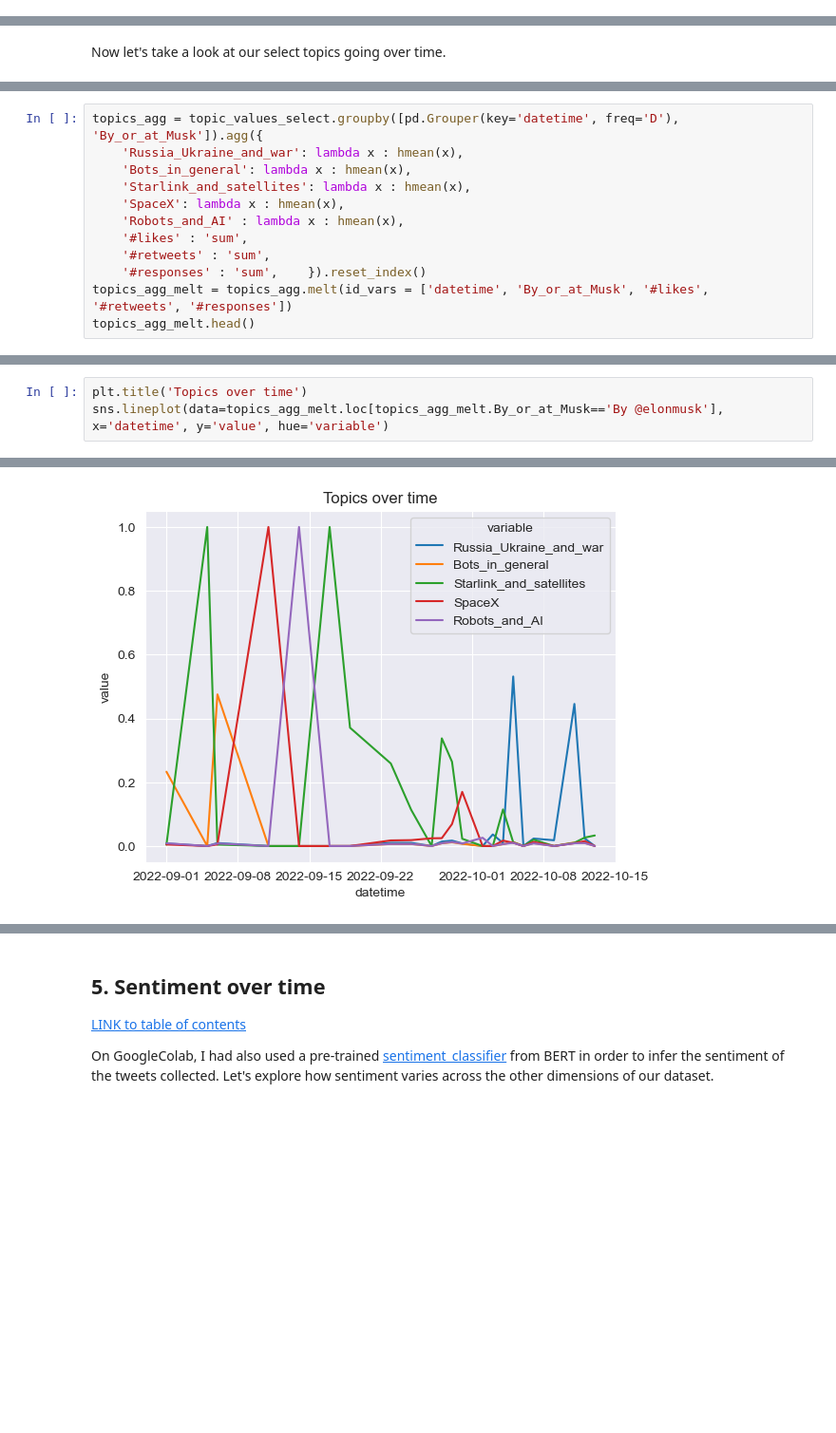
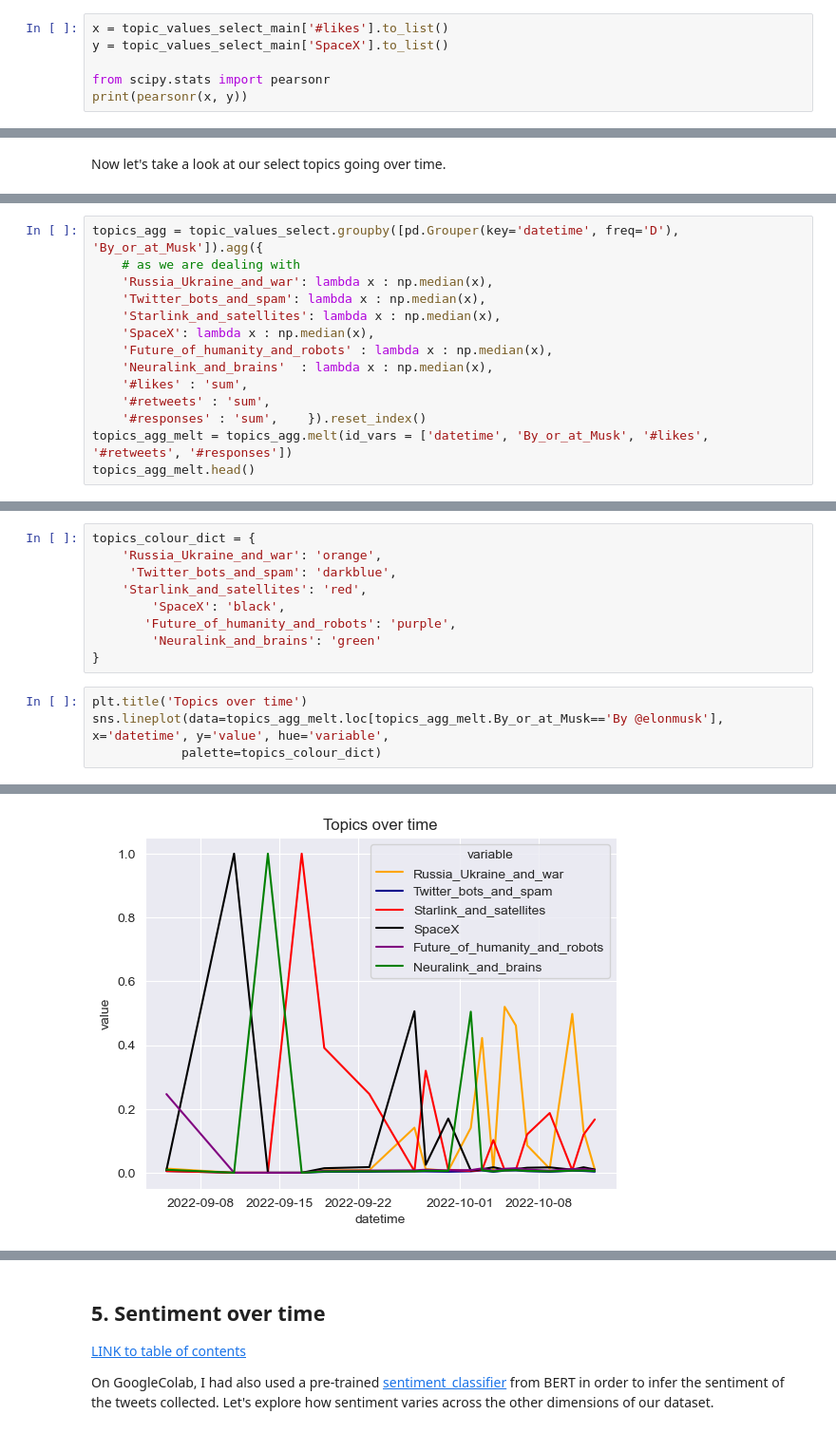
Before and after one commit to Ioana-P/twitter_topic_and_sentiment_tracking, a Jupyter notebook: 2. Topic_modelling_with_BERT.ipynb, the cells around one changed output, grey strips where cells are left out. Shown at 95% size. Saved outputs shown, nothing was run; the diff lists cells and outputs as text; blank space fills up the shorter version.

```diff
--- a/2. Topic_modelling_with_BERT.ipynb
+++ b/2. Topic_modelling_with_BERT.ipynb
@@ -311,3 +319,9 @@ from scipy.stats import pearsonr
 print(pearsonr(x, y))
 # %% [output]
 PearsonRResult(statistic=0.35346833948321693, pvalue=0.023387548557527896)
+# %%
+x = topic_values_select_main['#likes'].to_list()
+y = topic_values_select_main['SpaceX'].to_list()
+
+from scipy.stats import pearsonr
+print(pearsonr(x, y))
@@ -373,10 +422,12 @@ topic_values_select.head()
 # %%
 topics_agg = topic_values_select.groupby([pd.Grouper(key='datetime', freq='D'), 'By_or_at_Musk']).agg({
-    'Russia_Ukraine_and_war': lambda x : hmean(x),
-    'Bots_in_general': lambda x : hmean(x),
-    'Starlink_and_satellites': lambda x : hmean(x),
-    'SpaceX': lambda x : hmean(x),
-    'Robots_and_AI'	: lambda x : hmean(x),
+    # as we are dealing with
+    'Russia_Ukraine_and_war': lambda x : np.median(x),
+    'Twitter_bots_and_spam': lambda x : np.median(x),
+    'Starlink_and_satellites': lambda x : np.median(x),
+    'SpaceX': lambda x : np.median(x),
+    'Future_of_humanity_and_robots'	: lambda x : np.median(x),
+    'Neuralink_and_brains'	: lambda x : np.median(x),
     '#likes' : 'sum',
     '#retweets' : 'sum',
     '#responses' : 'sum',    }).reset_index()
@@ -392,8 +450,18 @@ topics_agg_melt.head()
+# %%
+topics_colour_dict = {
+    'Russia_Ukraine_and_war': 'orange',
+     'Twitter_bots_and_spam': 'darkblue',
+    'Starlink_and_satellites': 'red',
+        'SpaceX': 'black',
+       'Future_of_humanity_and_robots': 'purple',
+        'Neuralink_and_brains': 'green'
+}
 # %%
 plt.title('Topics over time')
-sns.lineplot(data=topics_agg_melt.loc[topics_agg_melt.By_or_at_Musk=='By @elonmusk'], x='datetime', y='value', hue='variable')
+sns.lineplot(data=topics_agg_melt.loc[topics_agg_melt.By_or_at_Musk=='By @elonmusk'], x='datetime', y='value', hue='variable',
+            palette=topics_colour_dict)
 # %% [output]
 <AxesSubplot:title={'center':'Topics over time'}, xlabel='datetime', ylabel='value'>
-[figure, old version]
+[figure, new version]
 # %%
 plt.title('Topics over time')
```
Also changed, not shown: parts of 33 cells of this notebook.
